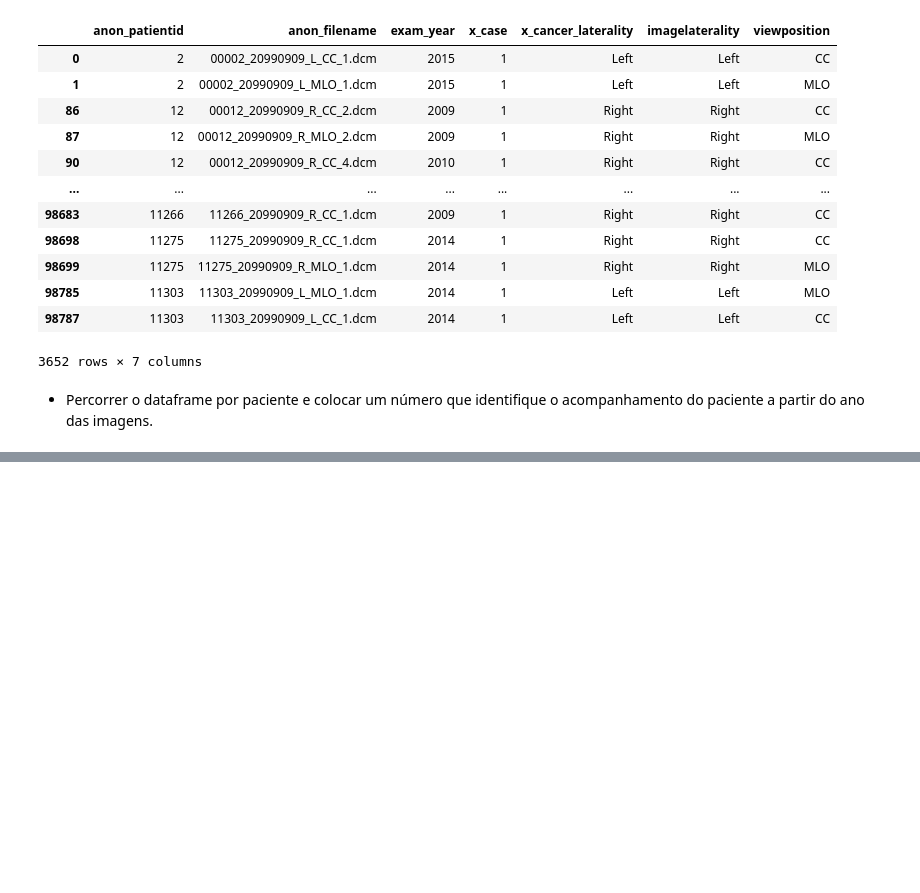
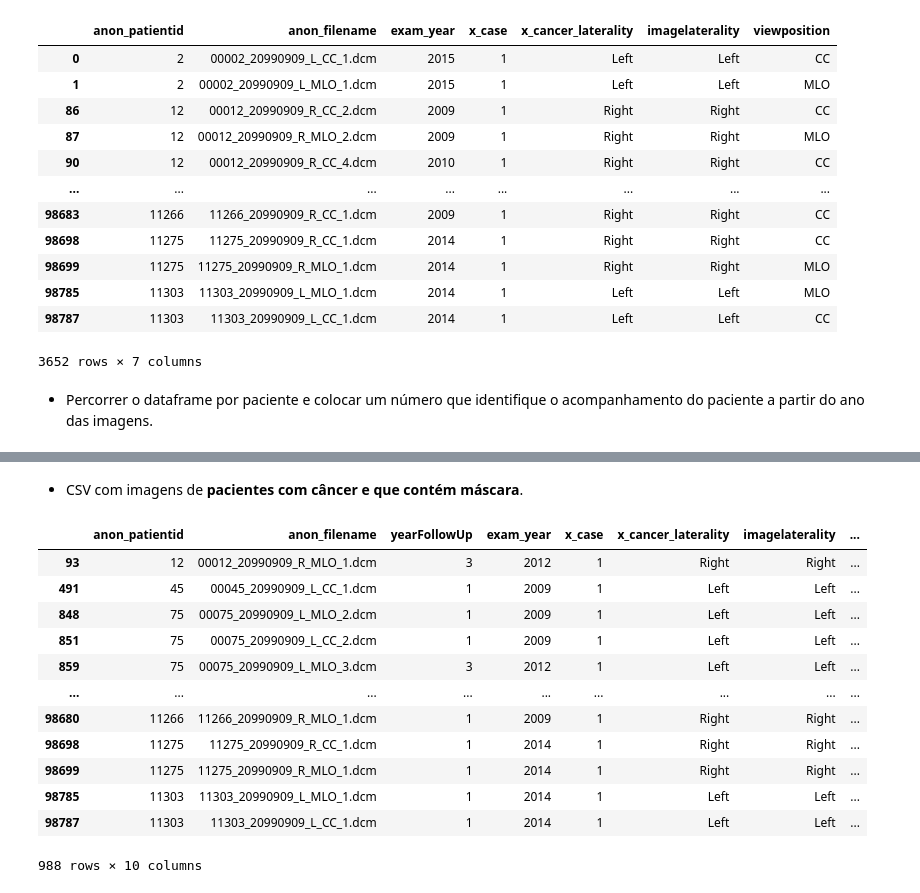
Before and after one commit to lukasmachado20/ProjetoITI, a Jupyter notebook: etapa2_analise_dataset.ipynb, the cells around one changed output, grey strips where cells are left out. Saved outputs shown, nothing was run; the diff lists cells and outputs as text; code cells hidden in the pictures; blank space fills up the shorter version.

```diff
--- a/etapa2_analise_dataset.ipynb
+++ b/etapa2_analise_dataset.ipynb
@@ -167,0 +216,19 @@ print(len(listaMascaras)) # quantidade de diretorio da mascara
+# %% [markdown]
+- CSV com imagens de **pacientes com câncer e que contém máscara**.
+# %%
+cancerMask = cancerOnlyDataframe[cancerOnlyDataframe['file_mask'] != 0]
+cancerMask
+# %% [output]
+|  | anon_patientid | anon_filename | yearFollowUp | exam_year | x_case | x_cancer_laterality | imagelaterality | ... |
+| 93 | 12 | 00012_20990909_R_MLO_1.dcm | 3 | 2012 | 1 | Right | Right | ... |
+| 491 | 45 | 00045_20990909_L_CC_1.dcm | 1 | 2009 | 1 | Left | Left | ... |
+| 848 | 75 | 00075_20990909_L_MLO_2.dcm | 1 | 2009 | 1 | Left | Left | ... |
+| 851 | 75 | 00075_20990909_L_CC_2.dcm | 1 | 2009 | 1 | Left | Left | ... |
+| 859 | 75 | 00075_20990909_L_MLO_3.dcm | 3 | 2012 | 1 | Left | Left | ... |
+| ... | ... | ... | ... | ... | ... | ... | ... | ... |
+| 98680 | 11266 | 11266_20990909_R_MLO_1.dcm | 1 | 2009 | 1 | Right | Right | ... |
+| 98698 | 11275 | 11275_20990909_R_CC_1.dcm | 1 | 2014 | 1 | Right | Right | ... |
+| 98699 | 11275 | 11275_20990909_R_MLO_1.dcm | 1 | 2014 | 1 | Right | Right | ... |
+| 98785 | 11303 | 11303_20990909_L_MLO_1.dcm | 1 | 2014 | 1 | Left | Left | ... |
+| 98787 | 11303 | 11303_20990909_L_CC_1.dcm | 1 | 2014 | 1 | Left | Left | ... |
+988 rows × 10 columns
```
Also changed, not shown: parts of 26 cells of this notebook, 7 other files.
